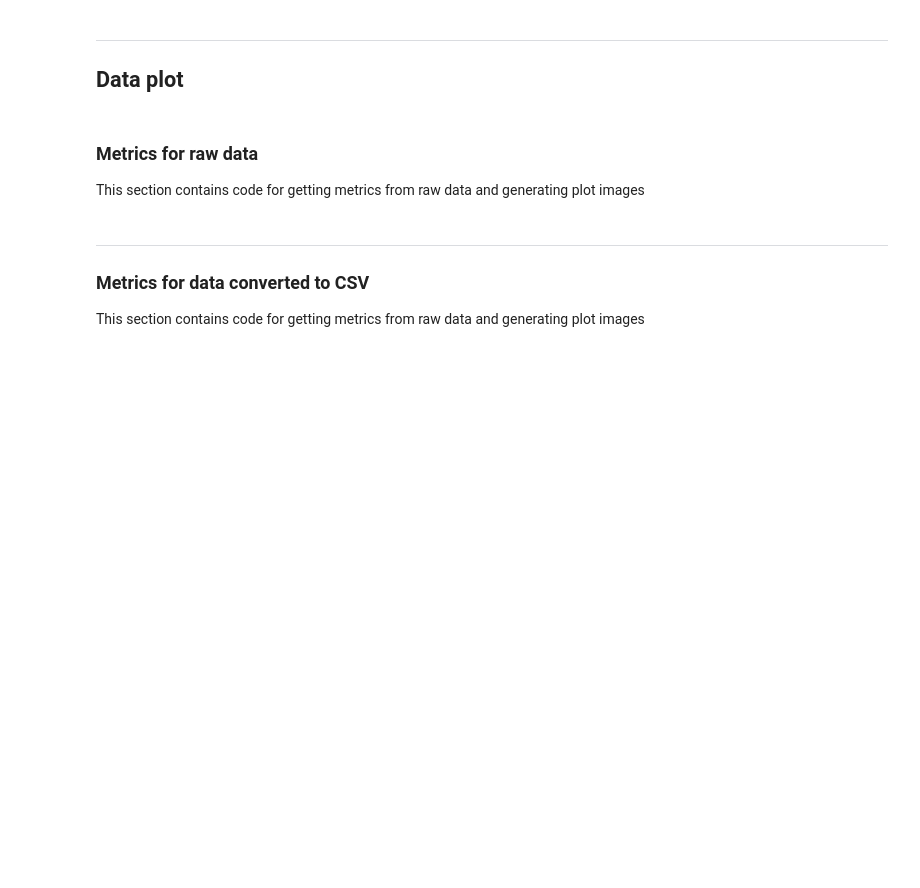
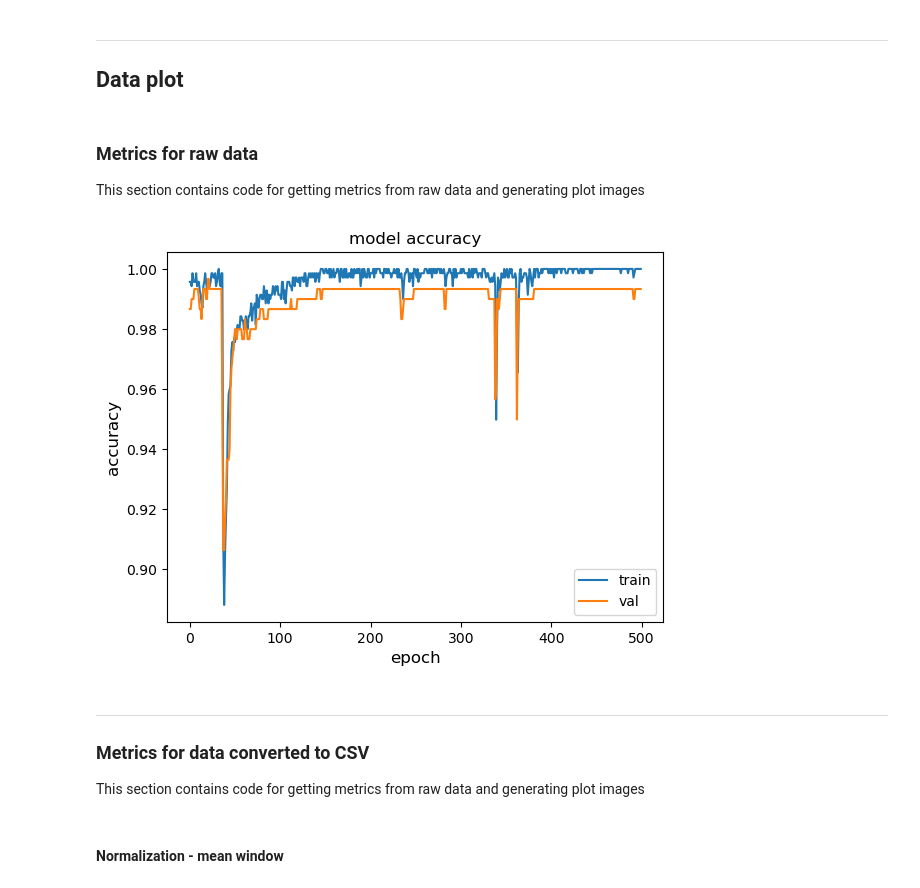
Before and after one commit to juamonsan/STEVAL-MKSBOX1V1_Dataset_creator, a Jupyter notebook: 2-Neural_Network_training.ipynb, the cells around one changed output. Cells and saved outputs as stored; diff of their text form; code cells hidden in the pictures; blank space fills up the shorter version.

```diff
--- a/2-Neural_Network_training.ipynb
+++ b/2-Neural_Network_training.ipynb
@@ -244,0 +209,6 @@ class WindowGenerator():
+# %%
+from sklearn.model_selection import train_test_split
+
+X_train, X_test, y_train, y_test = train_test_split(DataX, DataY, test_size=0.3, random_state=100, stratify=DataY)
+print("X_train shape: {} || X_test shape: {}".format(np.shape(X_train), np.shape(X_test))) # We check if the shape is correct
+print("y_train shape: {} || y_test shape: {}".format(np.shape(y_train), np.shape(y_test)))
@@ -317,0 +320,28 @@ model = tf.keras.models.Sequential([
+# %%
+#Train
+
+epochs = 500
+batch_size = 32
+
+callbacks = [
+    keras.callbacks.ModelCheckpoint(
+        "best_model.h5", save_best_only=True, monitor="val_loss"
+    ),
+    keras.callbacks.ReduceLROnPlateau(
+        monitor="val_loss", factor=0.5, patience=20, min_lr=0.0001
+    ),
+    #keras.callbacks.EarlyStopping(monitor="val_loss", patience=50, verbose=1),
+]
+
+
+#model_lstm_2l.fit(X_train, y_train, batch_size = batch_size,epochs = epochs, validation_data = (X_test, y_test))
+with tf.device('/gpu:0'):
+    history = model_lstm_2l.fit(
+        X_train,
+        y_train,
+        batch_size=batch_size,
+        epochs=epochs,
+        callbacks=callbacks,
+        validation_data = (X_test, y_test),
+        verbose=1,
+    )
@@ -322,6 +464,19 @@ model = tf.keras.models.Sequential([
 ### Metrics for raw data
 
 This section contains code for getting metrics from raw data and generating plot images
+# %%
+metric = "accuracy"
+plt.figure()
+plt.plot(history.history[metric])
+plt.plot(history.history["val_" + metric])
+plt.title("model " + metric)
+plt.ylabel(metric, fontsize="large")
+plt.xlabel("epoch", fontsize="large")
+plt.legend(["train", "val"], loc="best")
+plt.show()
+plt.close()
+# %% [output]
+[figure, added]
 # %%
 # TO DO: METRICS AND PLOT CODE
 # %% [markdown]
@@ -350,3 +505,5 @@ plt.plot(fftfreq, fft)
 plt.subplot(1, 2, 2)
 plt.plot(t, s)
 plt.show()
+# %% [markdown]
+#### Normalization - mean window
```
Also changed, not shown: parts of 31 cells of this notebook, 2 other files.
